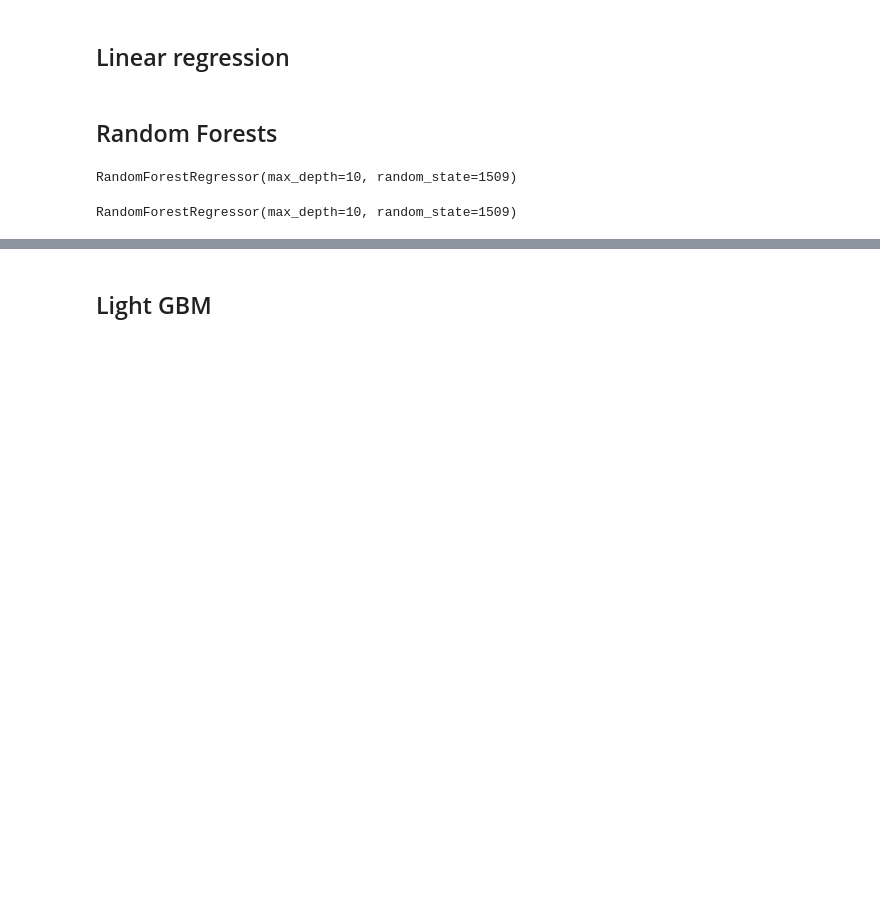
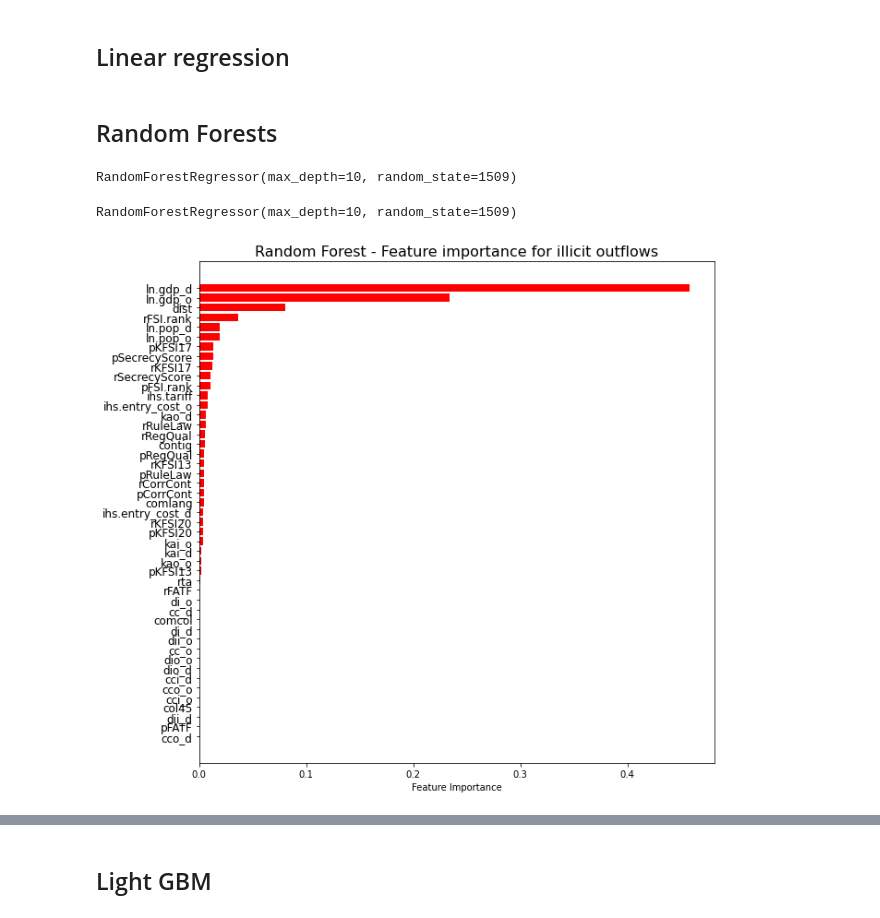
Before and after one commit to walice/illicitAI, a Jupyter notebook: Scripts/Predictions_agg.ipynb, the cells around one changed output, grey strips where cells are left out. Drawn from its saved outputs; the diff is of its cells as text; code cells hidden in the pictures; blank space fills up the shorter version.

Commit message:
Add more figures and analysis

```diff
--- a/Scripts/Predictions_agg.ipynb
+++ b/Scripts/Predictions_agg.ipynb
@@ -166,3 +167,17 @@ RF_mod_in = RandomForestRegressor(max_depth = 10, random_state = 1509)
 RF_mod_in.fit(X_train, Y_train_in.values.ravel())
 # %% [output]
 RandomForestRegressor(max_depth=10, random_state=1509)
+# %%
+feat_importances = pd.Series(RF_mod_out.feature_importances_, index=X_train.columns)
+#feat_importances.nlargest(20).plot(kind='barh')
+indices = np.argsort(-1*feat_importances)
+names = [X_train.columns[i] for i in indices]
+fig, ax = plt.subplots(figsize = (10, 10))
+plt.barh(range(X_train.shape[1]), feat_importances[indices], color = 'red')
+plt.yticks(range(X_train.shape[1]), names, fontsize = 12)
+plt.gca().invert_yaxis()
+ax.set_xlabel('Feature importance')
+plt.title("Random Forest - Feature importance for illicit outflows", fontsize = 16)
+plt.savefig(results_dir + 'RF_feature_importance_out.png')
+# %% [output]
+[figure, added]
```
Also changed, not shown: parts of 11 cells of this notebook.
